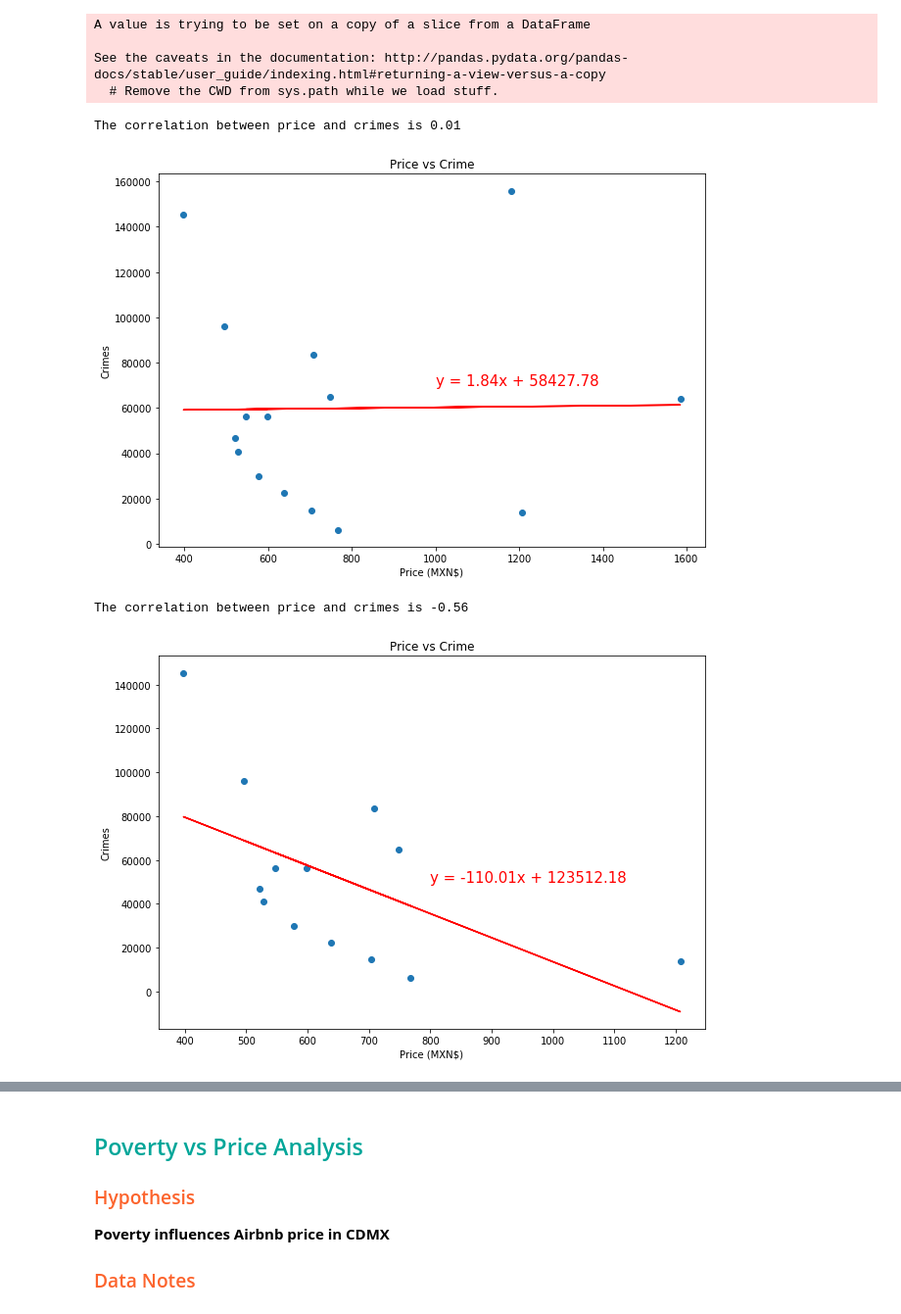
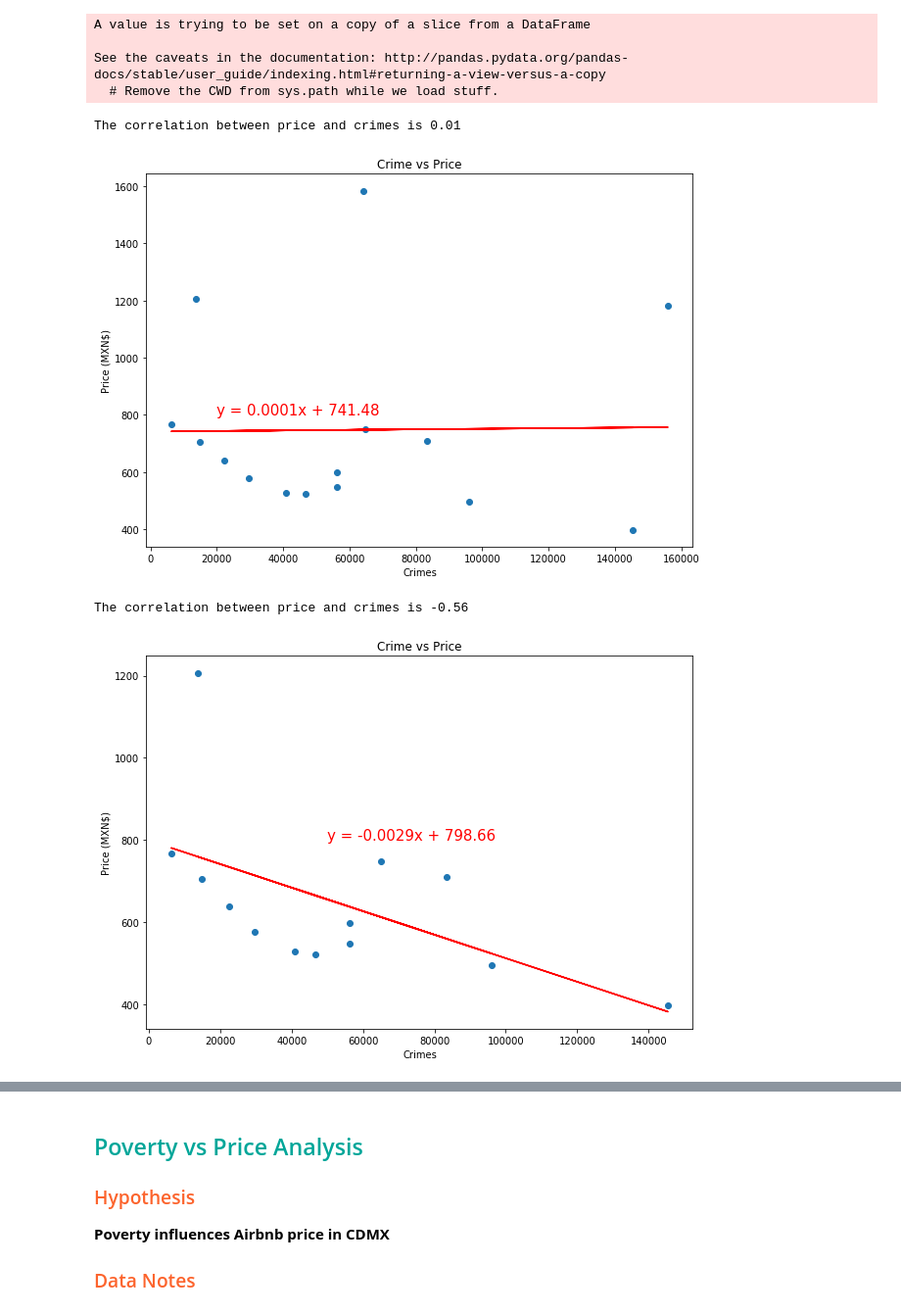
Before and after one commit to elc17/Project_1, a Jupyter notebook: project_1.ipynb, the cells around one changed output, grey strips where cells are left out. Shown at 98% size. Cells and saved outputs as stored; diff of their text form; code cells hidden in the pictures.

Commit message:
Fix Graphs
Crime on x axis and price on y

```diff
--- a/project_1.ipynb
+++ b/project_1.ipynb
@@ -226,44 +226,44 @@ crime = analysis_df["insidences"].astype(int)
 priced = analysis_df["price"].astype(int)
 
 # Calculate the correlation coefficient and linear regression model for mouse weight and average tumor volume for the Capomulin regimen
-correlation = st.pearsonr(priced, crime)
+correlation = st.pearsonr(crime, priced)
 
 # Print the correlation coefficient
 print(f'The correlation between price and crimes is {round(correlation[0], 2)}')
 
 # Linear regression function, taking in as arguments the x and y lists, and returning the slope, the intercept
 # the r-value, p-value and the stderr
-(slope, intercept, rvalue, pvalue, stderr) = st.linregress(priced, crime)
+(slope, intercept, rvalue, pvalue, stderr) = st.linregress(crime, priced)
 
 # Linear regression values, multiplying the x list value by the slope and adding the intercept
-regress_values = priced*slope+intercept
+regress_values = crime*slope+intercept
 
 # Line equation expressed as y = mx + b, where m is the slope and b is the intercept
-line_eq = "y = " + str(round(slope, 2)) + "x + " + str(round(intercept, 2))
+line_eq = "y = " + str(round(slope, 4)) + "x + " + str(round(intercept, 2))
 
 # Create a figure to plot on, set its size
 fig6, ax6 = plt.subplots(figsize = (10, 7))
 
 # Pyplot the weight-tumor volume scatter plot
-plt.scatter(priced, crime)
+plt.scatter(crime, priced)
 
 # Plot the regression line and annotate its function in the (20, 38) interception
-plt.plot(priced, regress_values, "r-")
-plt.annotate(line_eq, (1000, 70000), fontsize = 15, color = "red")
+plt.plot(crime, regress_values, "r-")
+plt.annotate(line_eq, (20000, 800), fontsize = 15, color = "red")
 
 # Add title and labels
-plt.title("Price vs Crime")
-plt.xlabel("Price (MXN$)")
-plt.ylabel("Crimes")
+plt.title("Crime vs Price")
+plt.ylabel("Price (MXN$)")
+plt.xlabel("Crimes")
 
 # Display the plot in a tight layout
 # plt.tight_layout()
 
 # Show the plot
 plt.show()
 # %% [output]
 The correlation between price and crimes is 0.01
-[figure, old version]
+[figure, new version]
 # %%
 # Create a DataFrame based on the previous one, excludint two columns
 analysis_df2 = analysis_df.drop(index = ["Miguel Hidalgo", "Cuauhtémoc"])
@@ -274,35 +274,35 @@ crime2 = analysis_df2["insidences"].astype(int)
 priced2 = analysis_df2["price"].astype(int)
 
 # Calculate the correlation coefficient and linear regression model
-correlation = st.pearsonr(priced2, crime2)
+correlation = st.pearsonr(crime2, priced2)
 
 # Print the correlation coefficient
 print(f'The correlation between price and crimes is {round(correlation[0], 2)}')
 
 # Linear regression function, taking in as arguments the x and y lists, and returning the slope, the intercept
 # the r-value, p-value and the stderr
-(slope, intercept, rvalue, pvalue, stderr) = st.linregress(priced2, crime2)
+(slope, intercept, rvalue, pvalue, stderr) = st.linregress(crime2, priced2)
 
 # Linear regression values, multiplying the x list value by the slope and adding the intercept
-regress_values = priced2*slope+intercept
+regress_values = crime2*slope+intercept
 
 # Line equation expressed as y = mx + b, where m is the slope and b is the intercept
-line_eq = "y = " + str(round(slope, 2)) + "x + " + str(round(intercept, 2))
+line_eq = "y = " + str(round(slope, 4)) + "x + " + str(round(intercept, 2))
 
 # Create a figure to plot on, set its size
 fig6, ax6 = plt.subplots(figsize = (10, 7))
 
 # Pyplot the weight-tumor volume scatter plot
-plt.scatter(priced2, crime2)
+plt.scatter(crime2, priced2)
 
 # Plot the regression line and annotate its function in the (20, 38) interception
-plt.plot(priced2, regress_values, "r-")
-plt.annotate(line_eq, (800, 50000), fontsize = 15, color = "red")
+plt.plot(crime2, regress_values, "r-")
+plt.annotate(line_eq, (50000, 800), fontsize = 15, color = "red")
 
 # Add title and labels
-plt.title("Price vs Crime")
-plt.xlabel("Price (MXN$)")
-plt.ylabel("Crimes")
+plt.title("Crime vs Price")
+plt.ylabel("Price (MXN$)")
+plt.xlabel("Crimes")
 
 # Display the plot in a tight layout
 # plt.tight_layout()
@@ -311,7 +311,7 @@ plt.ylabel("Crimes")
 plt.show()
 # %% [output]
 The correlation between price and crimes is -0.56
-[figure, old version]
+[figure, new version]
 # %%
 # Import the CSV file into a DataFrame
 crime_df = pd.read_csv("cdmx_crimenes.csv")
```
